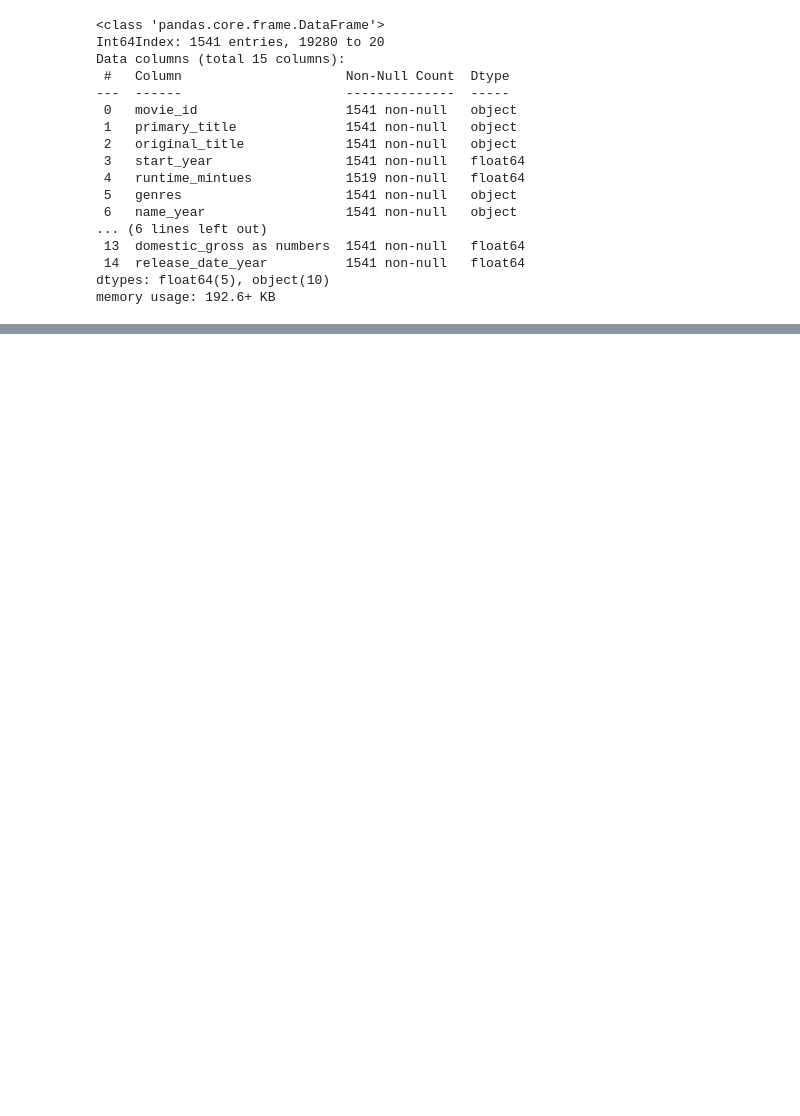
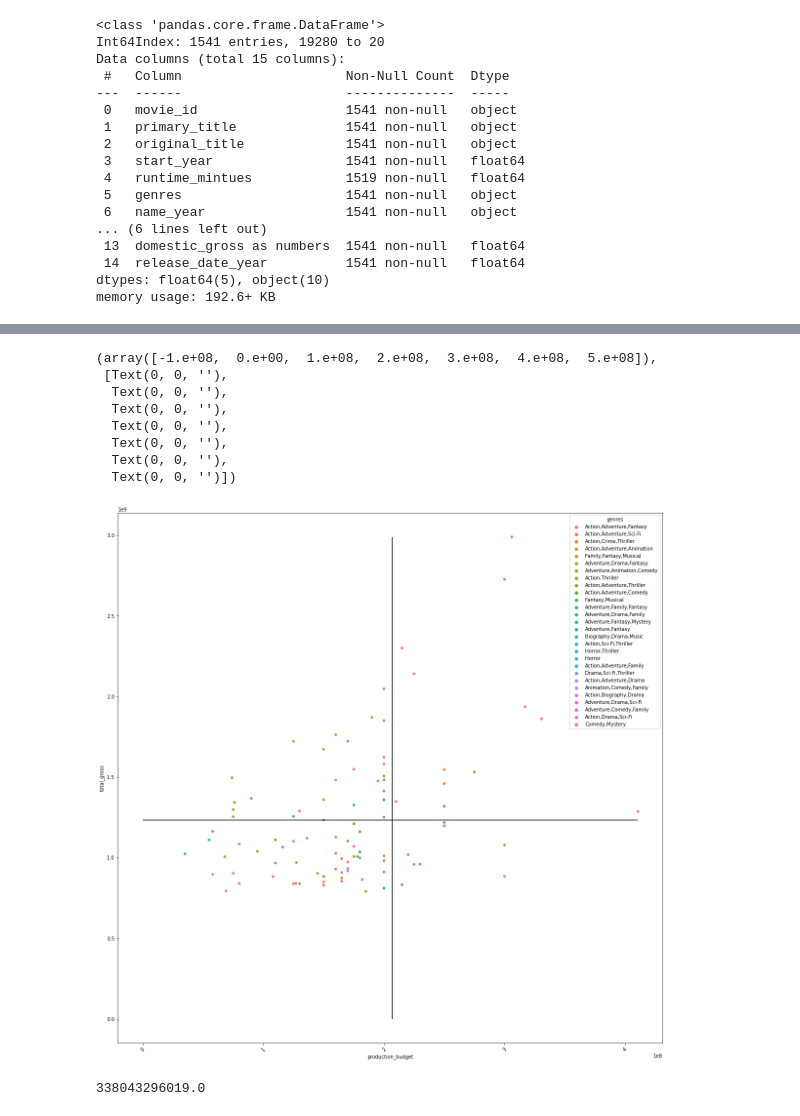
Before and after one commit to anguyen61191/MovieDataProject, a Jupyter notebook: RoughDraftProject1.ipynb, the cells around one changed output, grey strips where cells are left out. Cells and saved outputs as stored; diff of their text form; code cells hidden in the pictures; blank space fills up the shorter version.

```diff
--- a/RoughDraftProject1.ipynb
+++ b/RoughDraftProject1.ipynb
@@ -836,0 +909,4 @@ plt.xticks(rotation = 45)
+# %%
+    df_outer_join_test_2010_on2 = pd.merge(df_IMDB_Clean, df_Numbers_2010_on3, how = "outer", on = ["name_year", "name_year"])
+# %%
+df_outer_join_test_2010_on2 = df_outer_join_test_2010_on2.loc[(df_outer_join_test_2010_on2['genres'].notna()) & (df_outer_join_test_2010_on2["domestic_gross as numbers"].notna())].sort_values("domestic_gross as numbers", ascending = False)
@@ -836,0 +917,7 @@ plt.xticks(rotation = 45)
+# %%
+df_outer_join_test_2010_on2["production_budget"] = (df_outer_join_test_2010_on2["production_budget"].str.split("$").str[1])
+df_outer_join_test_2010_on2["production_budget"] = df_outer_join_test_2010_on2["production_budget"].apply(lambda x : x.replace(',',""))
+df_outer_join_test_2010_on2["production_budget"] = df_outer_join_test_2010_on2["production_budget"].astype(int)
+df_outer_join_test_2010_on2["worldwide_gross"] = (df_outer_join_test_2010_on2["worldwide_gross"].str.split("$").str[1])
+df_outer_join_test_2010_on2["worldwide_gross"] = df_outer_join_test_2010_on2["worldwide_gross"].apply(lambda x : x.replace(',',""))
+df_outer_join_test_2010_on2["worldwide_gross"] = df_outer_join_test_2010_on2["worldwide_gross"].astype(int)
@@ -836,0 +933,2 @@ plt.xticks(rotation = 45)
+# %%
+df_outer_join_test_2010_on2["total_gross"] = df_outer_join_test_2010_on2["domestic_gross as numbers"] + df_outer_join_test_2010_on2["worldwide_gross"]
@@ -836,0 +955,26 @@ plt.xticks(rotation = 45)
+# %%
+sns.color_palette("colorblind")
+fix, ax = plt.subplots(figsize = (20,20))
+
+sns.scatterplot(x = 'production_budget', y = "total_gross", hue = 'genres', data = df_outer_join_test_2010_on2.sort_values("total_gross", ascending = False).head(100))
+ax.vlines(df_outer_join_test_2010_on2["production_budget"].sort_values(ascending = False).head(100).mean(),ymin = df_outer_join_test_2010_on2["total_gross"].min(),
+          ymax =df_outer_join_test_2010_on2["total_gross"].max(),
+          color =  'black', label ="Average Production")
+ax.hlines(df_outer_join_test_2010_on2["total_gross"].sort_values(ascending = False).head(100).mean(),xmin = df_outer_join_test_2010_on2["production_budget"].min(),
+          xmax =df_outer_join_test_2010_on2["production_budget"].max(),
+          color =  'black', label ="Average Domestic Gross")
+plt.xticks(rotation = 45)
+# %% [output]
+(array([-1.e+08,  0.e+00,  1.e+08,  2.e+08,  3.e+08,  4.e+08,  5.e+08]),
+ [Text(0, 0, ''),
+  Text(0, 0, ''),
+  Text(0, 0, ''),
+  Text(0, 0, ''),
+  Text(0, 0, ''),
+  Text(0, 0, ''),
+  Text(0, 0, '')])
+[figure, added]
+# %%
+df_outer_join_test_2010_on2["total_gross"].sum()
+# %% [output]
+338043296019.0
```
Also changed, not shown: parts of 23 cells of this notebook.
